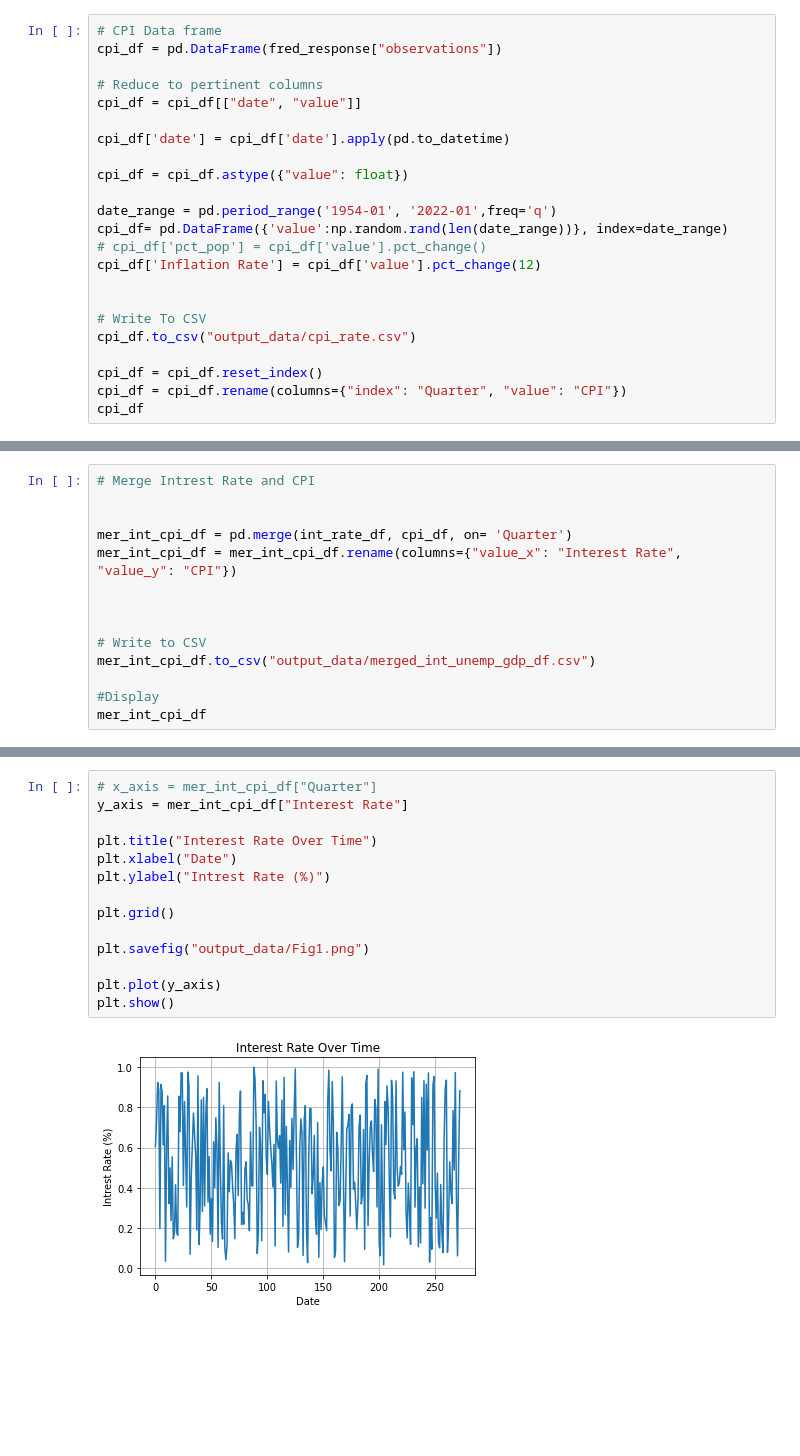
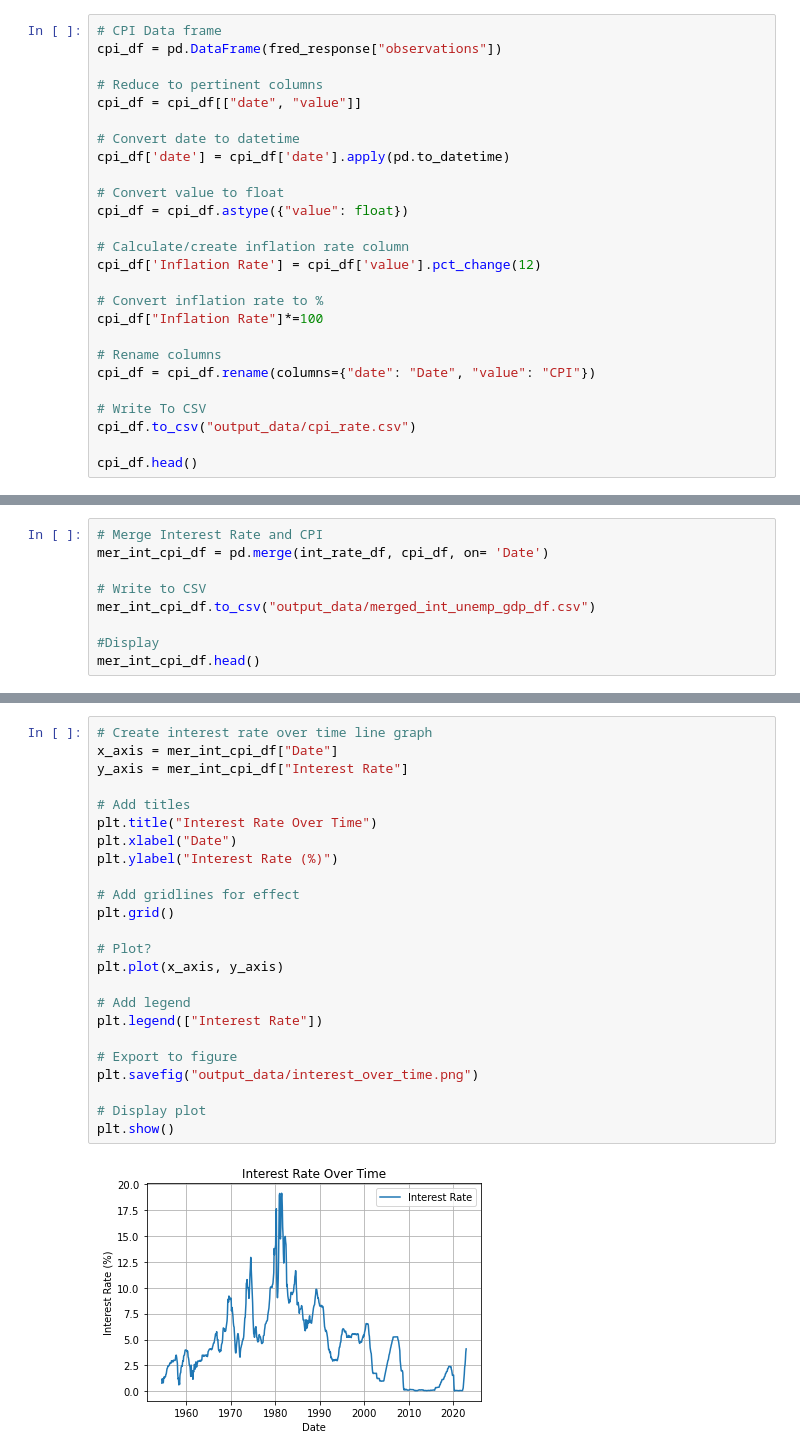
Before and after one commit to Lionta/Project-1, a Jupyter notebook: interest_rate_vs_inflation.ipynb, the cells around one changed output, grey strips where cells are left out. Drawn from its saved outputs; the diff is of its cells as text; blank space fills up the shorter version.

```diff
--- a/interest_rate_vs_inflation.ipynb
+++ b/interest_rate_vs_inflation.ipynb
@@ -85,20 +66,23 @@ cpi_df = pd.DataFrame(fred_response["observations"])
 # Reduce to pertinent columns
 cpi_df = cpi_df[["date", "value"]]
 
+# Convert date to datetime
 cpi_df['date'] = cpi_df['date'].apply(pd.to_datetime)
 
+# Convert value to float
 cpi_df = cpi_df.astype({"value": float})
 
-date_range = pd.period_range('1954-01', '2022-01',freq='q')
-cpi_df= pd.DataFrame({'value':np.random.rand(len(date_range))}, index=date_range)
-# cpi_df['pct_pop'] = cpi_df['value'].pct_change()
+# Calculate/create inflation rate column
 cpi_df['Inflation Rate'] = cpi_df['value'].pct_change(12)
 
+# Convert inflation rate to %
+cpi_df["Inflation Rate"]*=100
+
+# Rename columns
+cpi_df = cpi_df.rename(columns={"date": "Date", "value": "CPI"})
 
 # Write To CSV
 cpi_df.to_csv("output_data/cpi_rate.csv")
 
-cpi_df = cpi_df.reset_index()
-cpi_df = cpi_df.rename(columns={"index": "Quarter", "value": "CPI"})
-cpi_df
+cpi_df.head()
 # %% [output]
@@ -118,15 +95,10 @@ cpi_df
 # %%
-# Merge Intrest Rate and CPI
-
-
-mer_int_cpi_df = pd.merge(int_rate_df, cpi_df, on= 'Quarter')
-mer_int_cpi_df = mer_int_cpi_df.rename(columns={"value_x": "Interest Rate", "value_y": "CPI"})
-
-
+# Merge Interest Rate and CPI
+mer_int_cpi_df = pd.merge(int_rate_df, cpi_df, on= 'Date')
 
 # Write to CSV
 mer_int_cpi_df.to_csv("output_data/merged_int_unemp_gdp_df.csv")
 
 #Display
-mer_int_cpi_df
+mer_int_cpi_df.head()
 # %% [output]
@@ -146,17 +124,27 @@ mer_int_cpi_df
 # %%
-# x_axis = mer_int_cpi_df["Quarter"]
+# Create interest rate over time line graph
+x_axis = mer_int_cpi_df["Date"]
 y_axis = mer_int_cpi_df["Interest Rate"]
 
+# Add titles
 plt.title("Interest Rate Over Time")
 plt.xlabel("Date")
-plt.ylabel("Intrest Rate (%)")
+plt.ylabel("Interest Rate (%)")
 
+# Add gridlines for effect
 plt.grid()
 
-plt.savefig("output_data/Fig1.png")
+# Plot?
+plt.plot(x_axis, y_axis)
 
-plt.plot(y_axis)
+# Add legend
+plt.legend(["Interest Rate"])
+
+# Export to figure
+plt.savefig("output_data/interest_over_time.png")
+
+# Display plot
 plt.show()
 # %% [output]
-[figure, old version]
+[figure, new version]
 # %%
```
Also changed, not shown: parts of 13 cells of this notebook, 7 other files.
